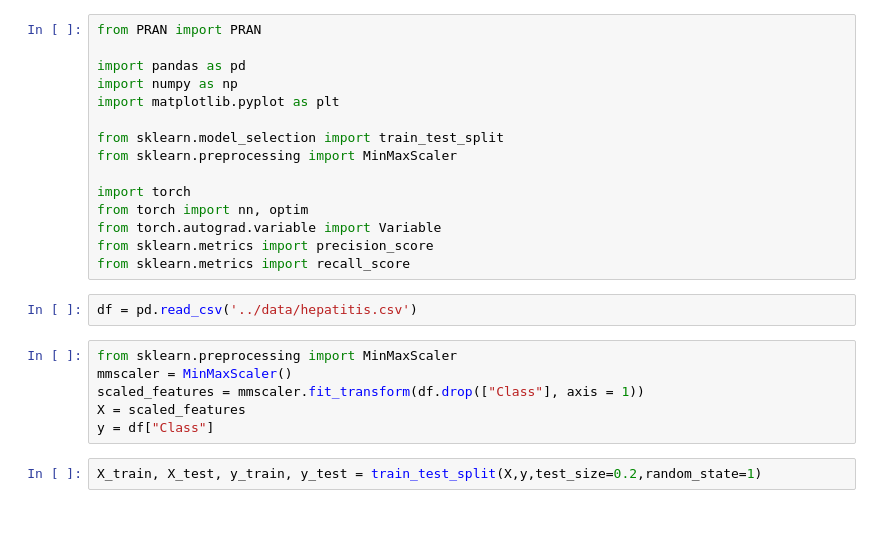
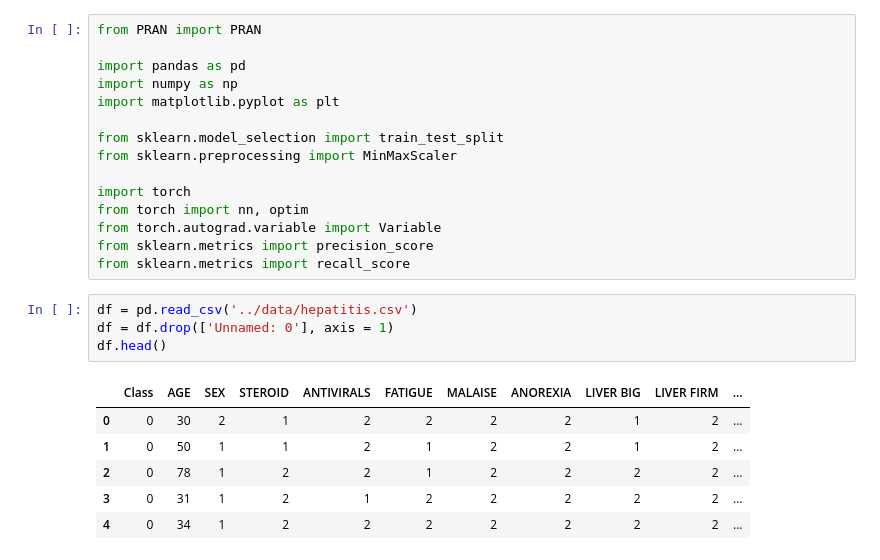
Before and after one commit to Nazarshia2889/Precision-Recall-Adversarial-Network, a Jupyter notebook: src/pran_model/pranexperiment.ipynb, the cells around one changed output. Cells and saved outputs as stored; diff of their text form; blank space fills up the shorter version.

```diff
--- a/src/pran_model/pranexperiment.ipynb
+++ b/src/pran_model/pranexperiment.ipynb
@@ -15,11 +15,12 @@ from sklearn.metrics import precision_score
 from sklearn.metrics import recall_score
 # %%
 df = pd.read_csv('../data/hepatitis.csv')
+df = df.drop(['Unnamed: 0'], axis = 1)
+df.head()
+# %% [output]
+|  | Class | AGE | SEX | STEROID | ANTIVIRALS | FATIGUE | MALAISE | ANOREXIA | LIVER BIG | LIVER FIRM | ... |
+| 0 | 0 | 30 | 2 | 1 | 2 | 2 | 2 | 2 | 1 | 2 | ... |
+| 1 | 0 | 50 | 1 | 1 | 2 | 1 | 2 | 2 | 1 | 2 | ... |
+| 2 | 0 | 78 | 1 | 2 | 2 | 1 | 2 | 2 | 2 | 2 | ... |
+| 3 | 0 | 31 | 1 | 2 | 1 | 2 | 2 | 2 | 2 | 2 | ... |
+| 4 | 0 | 34 | 1 | 2 | 2 | 2 | 2 | 2 | 2 | 2 | ... |
-# %%
-from sklearn.preprocessing import MinMaxScaler
-mmscaler = MinMaxScaler()
-scaled_features = mmscaler.fit_transform(df.drop(["Class"], axis = 1))
-X = scaled_features
-y = df["Class"]
-# %%
-X_train, X_test, y_train, y_test = train_test_split(X,y,test_size=0.2,random_state=1)
```
Also changed, not shown: parts of 18 cells of this notebook, 3 other files.
